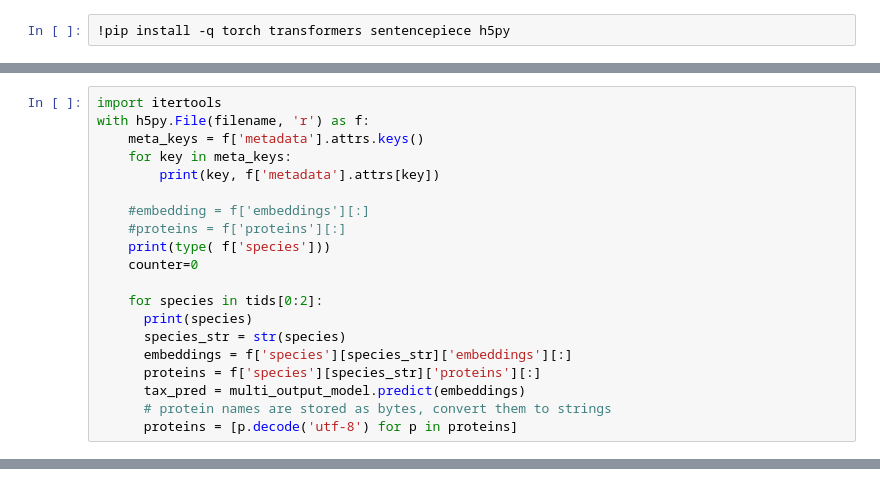
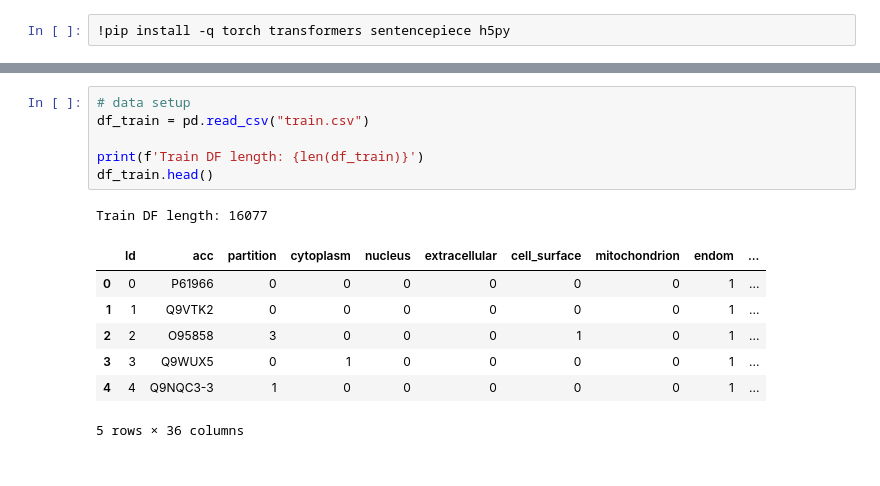
Before and after one commit to archiebenn/BIOLM0050_kaggle, a Jupyter notebook: protein_embedding_classifier.ipynb, the cells around one changed output, grey strips where cells are left out. Saved outputs shown, nothing was run; the diff lists cells and outputs as text.

```diff
--- a/protein_embedding_classifier.ipynb
+++ b/protein_embedding_classifier.ipynb
@@ -159,20 +4,0 @@ tids
-# %%
-import itertools
-with h5py.File(filename, 'r') as f:
-    meta_keys = f['metadata'].attrs.keys()
-    for key in meta_keys:
-        print(key, f['metadata'].attrs[key])
-
-    #embedding = f['embeddings'][:]
-    #proteins = f['proteins'][:]
-    print(type( f['species']))
-    counter=0
-
-    for species in tids[0:2]:
-      print(species)
-      species_str = str(species)
-      embeddings = f['species'][species_str]['embeddings'][:]
-      proteins = f['species'][species_str]['proteins'][:]
-      tax_pred = multi_output_model.predict(embeddings)
-      # protein names are stored as bytes, convert them to strings
-      proteins = [p.decode('utf-8') for p in proteins]
@@ -242,0 +58,15 @@ df_spec.rename(columns={"#taxon_id":"taxon_id"}).merge(result.reset_index(), lef
+# %%
+# data setup
+df_train = pd.read_csv("train.csv")
+
+print(f'Train DF length: {len(df_train)}')
+df_train.head()
+# %% [output]
+Train DF length: 16077
+|  | Id | acc | partition | cytoplasm | nucleus | extracellular | cell_surface | mitochondrion | endom | ... |
+| 0 | 0 | P61966 | 0 | 0 | 0 | 0 | 0 | 0 | 1 | ... |
+| 1 | 1 | Q9VTK2 | 0 | 0 | 0 | 0 | 0 | 0 | 1 | ... |
+| 2 | 2 | O95858 | 3 | 0 | 0 | 0 | 1 | 0 | 1 | ... |
+| 3 | 3 | Q9WUX5 | 0 | 1 | 0 | 0 | 0 | 0 | 1 | ... |
+| 4 | 4 | Q9NQC3-3 | 1 | 0 | 0 | 0 | 0 | 0 | 1 | ... |
+5 rows × 36 columns
```
Also changed, not shown: parts of 49 cells of this notebook.
